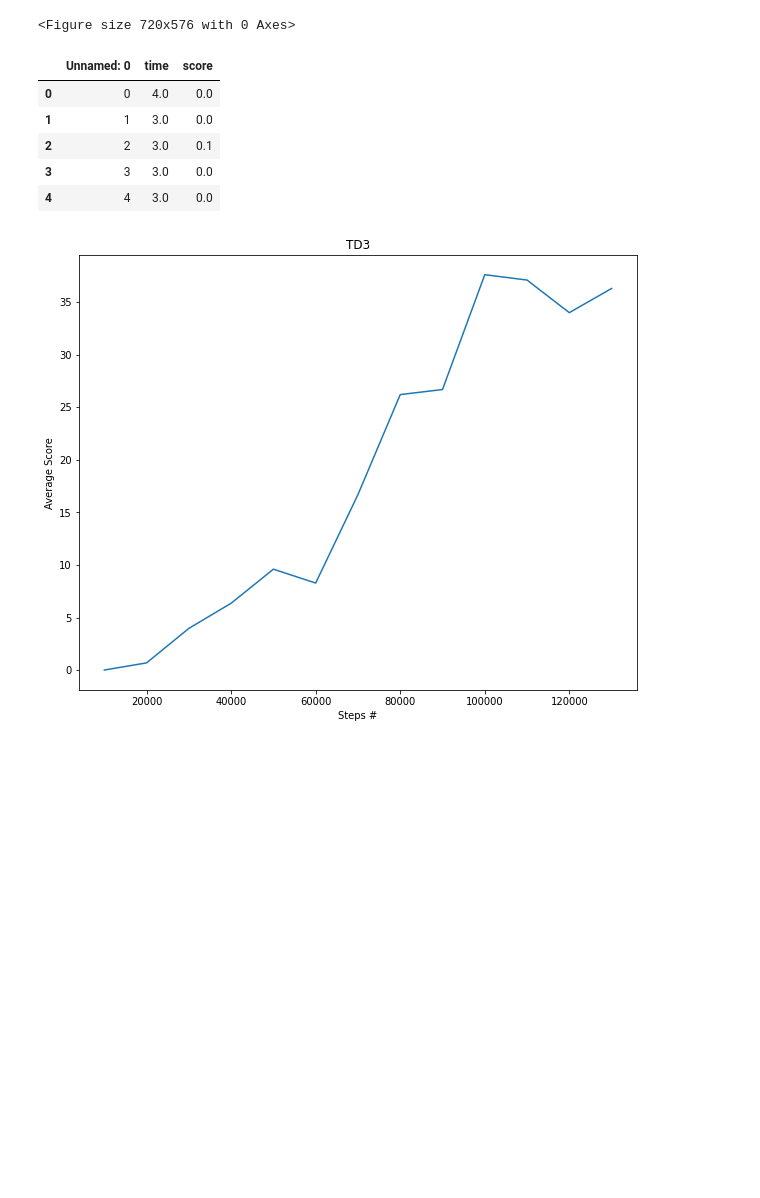
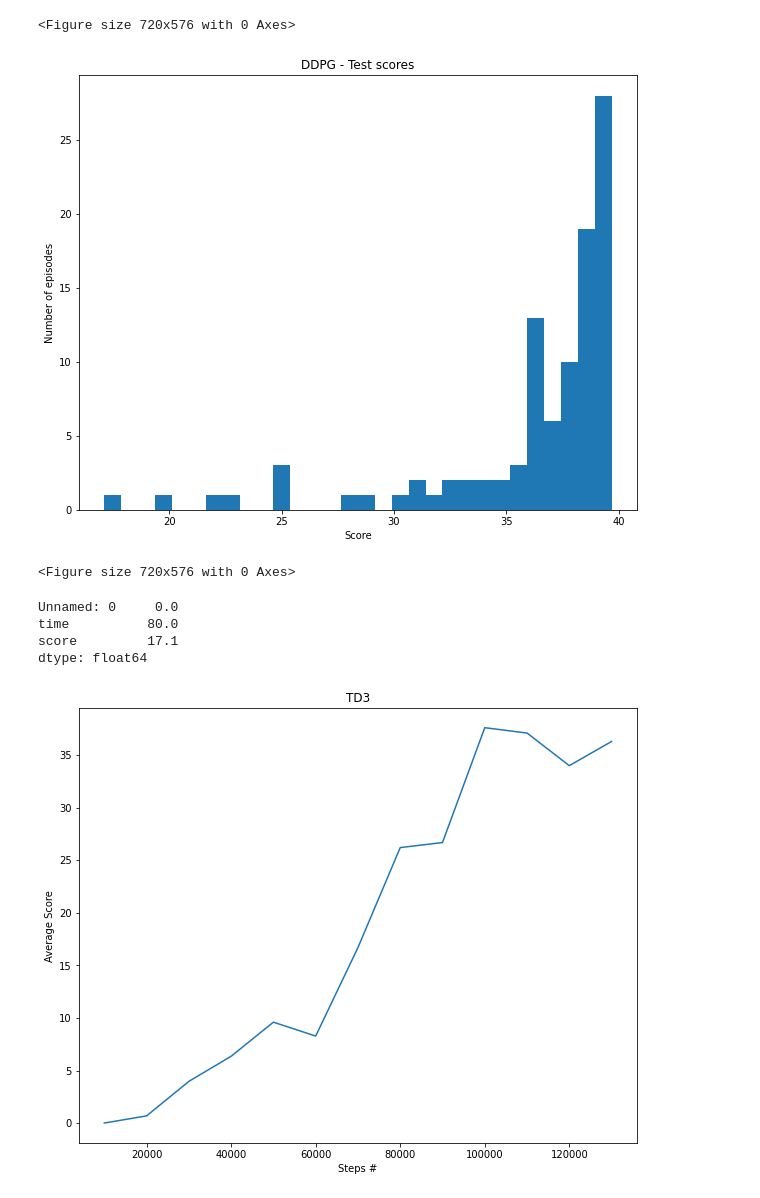
Before and after one commit to markmelling/rl_continuous_control, a Jupyter notebook: Continuous_Control.ipynb, the cells around one changed output. Saved outputs shown, nothing was run; the diff lists cells and outputs as text; code cells hidden in the pictures; blank space fills up the shorter version.

Commit message:
included test episode scores

```diff
--- a/Continuous_Control.ipynb
+++ b/Continuous_Control.ipynb
@@ -186,26 +202,28 @@ plt.savefig('ddpg_learning_rate')
 <Figure size 720x576 with 0 Axes>
 # %%
 # Test agent
-df = pd.read_csv('Reacher_DDPG_UniformReplay2-evaluate.csv')
+df = pd.read_csv('Reacher_DDPG_UniformReplay-evaluate.csv')
 
-df.head()
+plt.rcParams["figure.figsize"] = (10,8)
 
-#fig = plt.figure()
-#ax = fig.add_subplot(111)
-#plt.title('DDPG - Score for 100 episodes')
-#plt.plot(, df['average_score'])
-#plt.ylabel('Score')
-#plt.xlabel('Episodes #')
-#plt.show()
-
-#plt.savefig('ddpg_test_scores')
+fig = plt.figure()
+ax = fig.add_subplot(111)
+plt.title('DDPG - Test scores')
+n, bins, patches = plt.hist(df['score'], 30)
+plt.ylabel('Number of episodes')
+plt.xlabel('Score')
+plt.show()
+plt.savefig('ddpg_test_scores')
 # %% [output]
-|  | Unnamed: 0 | time | score |
-| 0 | 0 | 4.0 | 0.0 |
-| 1 | 1 | 3.0 | 0.0 |
-| 2 | 2 | 3.0 | 0.1 |
-| 3 | 3 | 3.0 | 0.0 |
-| 4 | 4 | 3.0 | 0.0 |
+[figure, added]
+<Figure size 720x576 with 0 Axes>
+# %%
+df.min()
+# %% [output]
+Unnamed: 0     0.0
+time          80.0
+score         17.1
+dtype: float64
 # %%
 df = pd.read_csv('Reacher_TD3_UniformReplay.csv')
 
```
Also changed, not shown: parts of 2 cells of this notebook, 10 other files.
